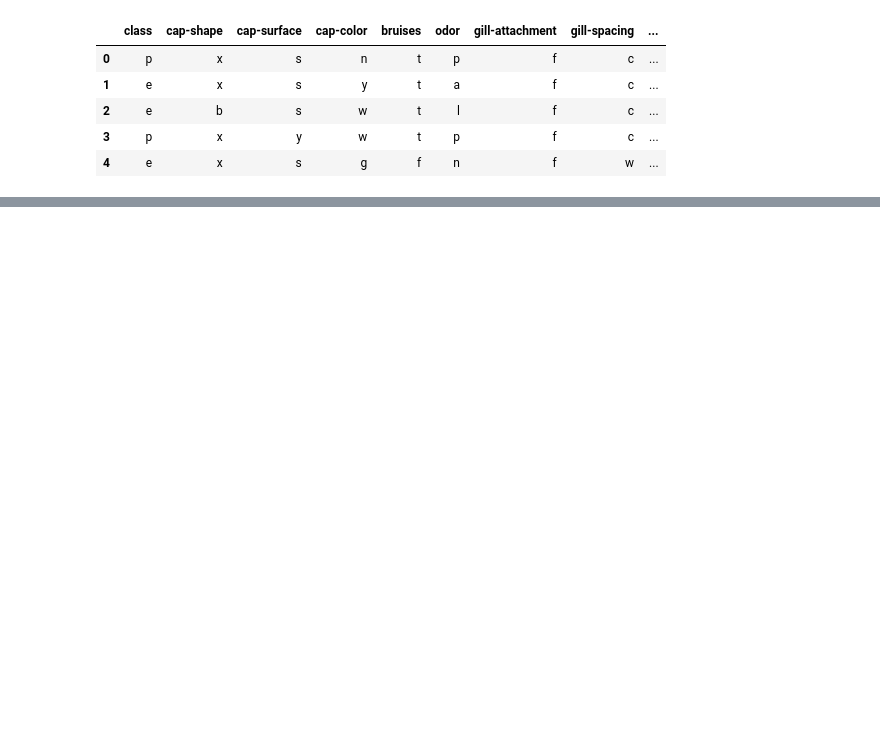
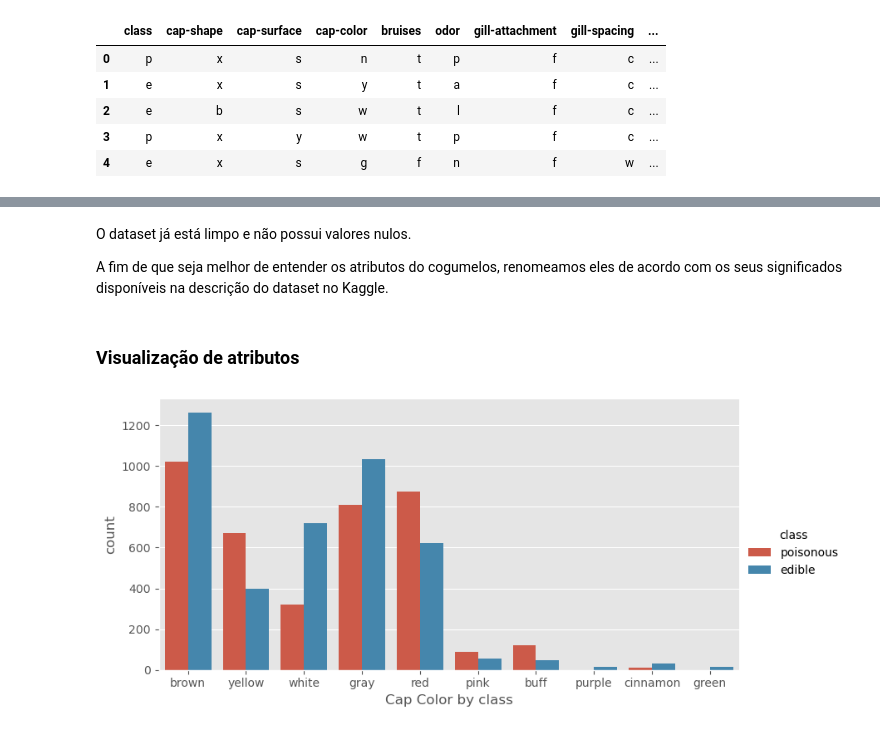
Before and after one commit to amauryTCassola/MachineLearning-2023, a Jupyter notebook: main.ipynb, the cells around one changed output, grey strips where cells are left out. Saved outputs shown, nothing was run; the diff lists cells and outputs as text; code cells hidden in the pictures; blank space fills up the shorter version.

Commit message:
exploratory data analysis wip

```diff
--- a/main.ipynb
+++ b/main.ipynb
@@ -2,6 +2,13 @@
 import numpy as np
 import pandas as pd
 import matplotlib.pyplot as plt
+import seaborn as sns
+
 from sklearn.linear_model import LogisticRegression
+from sklearn.feature_selection import SelectKBest, mutual_info_classif, VarianceThreshold, f_classif
+from sklearn.model_selection import train_test_split
+from sklearn.preprocessing import OrdinalEncoder, LabelEncoder, OneHotEncoder
 
+
+plt.style.use("ggplot")
 pd.set_option('display.max_columns', None) # Para não limitar as colunas que serão mostradas no dataframe
@@ -17,0 +57,39 @@ df.head()
+# %% [markdown]
+O dataset já está limpo e não possui valores nulos.
+
+A fim de que seja melhor de entender os atributos do cogumelos, renomeamos eles de acordo com os seus significados disponíveis na descrição do dataset no Kaggle.
+# %%
+attribute_mapping = {
+    'class': {'e': 'edible', 'p': 'poisonous'},
+    'cap-shape': {'b': 'bell', 'c': 'conical', 'x': 'convex', 'f': 'flat', 'k': 'knobbed', 's': 'sunken'},
+    'cap-surface': {'f': 'fibrous', 'g': 'grooves', 'y': 'scaly', 's': 'smooth'},
+    'cap-color': {'n': 'brown', 'b': 'buff', 'c': 'cinnamon', 'g': 'gray', 'r': 'green', 'p': 'pink', 'u': 'purple', 'e': 'red', 'w': 'white', 'y': 'yellow'},
+    'bruises': {'t': 'yes', 'f': 'no'},
+    'odor': {'a': 'almond', 'l': 'anise', 'c': 'creosote', 'y': 'fishy', 'f': 'foul', 'm': 'musty', 'n': 'none', 'p': 'pungent', 's': 'spicy'},
+    'gill-attachment': {'a': 'attached', 'd': 'descending', 'f': 'free', 'n': 'notched'},
+    'gill-spacing': {'c': 'close', 'w': 'crowded', 'd': 'distant'},
+    'gill-size': {'b': 'broad', 'n': 'narrow'},
+    'gill-color': {'k': 'black', 'n': 'brown', 'b': 'buff', 'h': 'chocolate', 'g': 'gray', 'r': 'green', 'o': 'orange', 'p': 'pink', 'u': 'purple', 'e': 'red', 'w': 'white', 'y': 'yellow'},
+    'stalk-shape': {'e': 'enlarging', 't': 'tapering'},
+    'stalk-root': {'b': 'bulbous', 'c': 'club', 'u': 'cup', 'e': 'equal', 'z': 'rhizomorphs', 'r': 'rooted', '?': 'missing'},
+    'stalk-surface-above-ring': {'f': 'fibrous', 'y': 'scaly', 'k': 'silky', 's': 'smooth'},
+    'stalk-surface-below-ring': {'f': 'fibrous', 'y': 'scaly', 'k': 'silky', 's': 'smooth'},
+    'stalk-color-above-ring': {'n': 'brown', 'b': 'buff', 'c': 'cinnamon', 'g': 'gray', 'o': 'orange', 'p': 'pink', 'e': 'red', 'w': 'white', 'y': 'yellow'},
+    'stalk-color-below-ring': {'n': 'brown', 'b': 'buff', 'c': 'cinnamon', 'g': 'gray', 'o': 'orange', 'p': 'pink', 'e': 'red', 'w': 'white', 'y': 'yellow'},
+    'veil-type': {'p': 'partial', 'u': 'universal'},
+    'veil-color': {'n': 'brown', 'o': 'orange', 'w': 'white', 'y': 'yellow'},
+    'ring-number': {'n': 'none', 'o': 'one', 't': 'two'},
+    'ring-type': {'c': 'cobwebby', 'e': 'evanescent', 'f': 'flaring', 'l': 'large', 'n': 'none', 'p': 'pendant', 's': 'sheathing', 'z': 'zone'},
+    'spore-print-color': {'k': 'black', 'n': 'brown', 'b': 'buff', 'h': 'chocolate', 'r': 'green', 'o': 'orange', 'u': 'purple', 'w': 'white', 'y': 'yellow'},
+    'population': {'a': 'abundant', 'c': 'clustered', 'n': 'numerous', 's': 'scattered', 'v': 'several', 'y': 'solitary'},
+    'habitat': {'g': 'grasses', 'l': 'leaves', 'm': 'meadows', 'p': 'paths', 'u': 'urban', 'w': 'waste', 'd': 'woods'}
+}
+
+df.replace(attribute_mapping, inplace=True)
+# %% [markdown]
+### Visualização de atributos
+# %%
+p = sns.catplot(data=df, x="cap-color", kind="count", hue="class", height=4, aspect=2)
+p.set_axis_labels("Cap Color by class");
+# %% [output]
+[figure, added]
```
Also changed, not shown: parts of 19 cells of this notebook, 2 other files.
